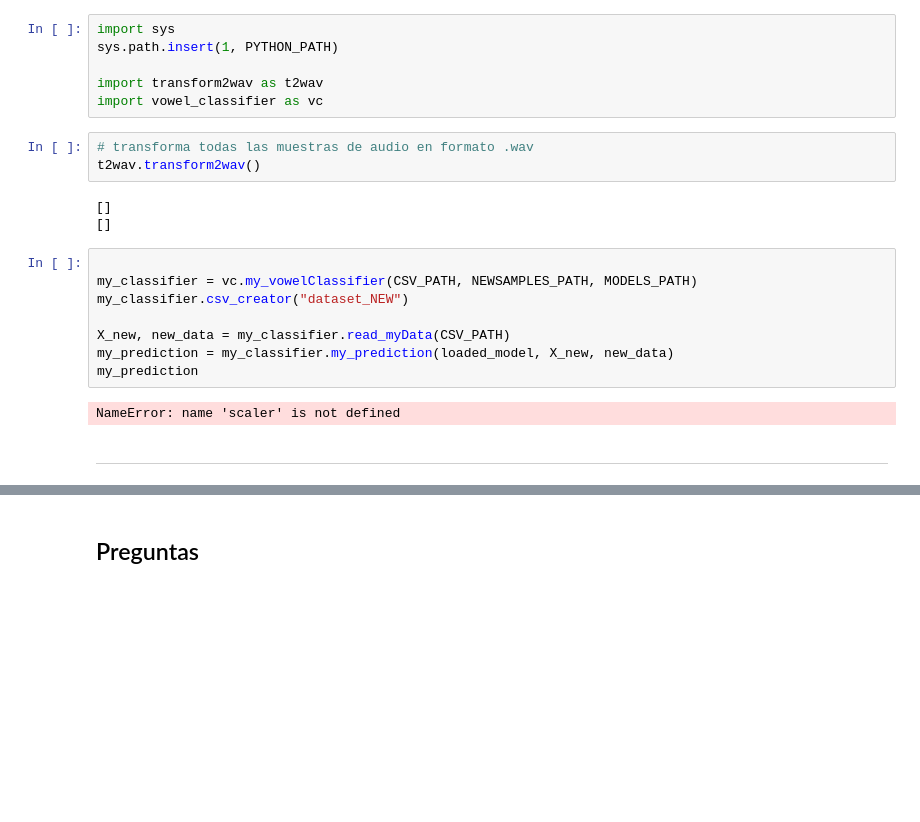
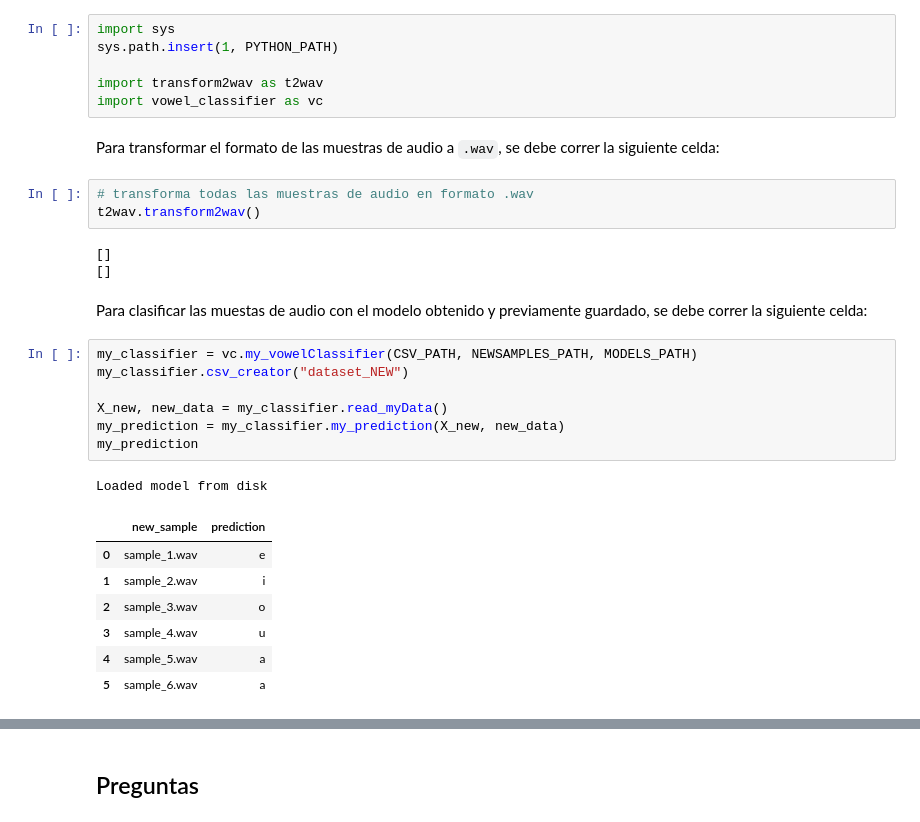
Before and after one commit to cgaravitoc/macc, a Jupyter notebook: machine learning/Proyecto 2 - reconocimiento vocales NN/notebooks/clasificador_vocales.ipynb, the cells around one changed output, grey strips where cells are left out. Cells and saved outputs as stored; diff of their text form; blank space fills up the shorter version.

```diff
--- a/machine learning/Proyecto 2 - reconocimiento vocales NN/notebooks/clasificador_vocales.ipynb
+++ b/machine learning/Proyecto 2 - reconocimiento vocales NN/notebooks/clasificador_vocales.ipynb
@@ -362,21 +370,29 @@ sys.path.insert(1, PYTHON_PATH)
 
 import transform2wav as t2wav
 import vowel_classifier as vc
+# %% [markdown]
+Para transformar el formato de las muestras de audio a `.wav`, se debe correr la siguiente celda:
 # %%
 # transforma todas las muestras de audio en formato .wav
 t2wav.transform2wav()
 # %% [output]
 []
 []
+# %% [markdown]
+Para clasificar las muestas de audio con el modelo obtenido y previamente guardado, se debe correr la siguiente celda:
 # %%
-
 my_classifier = vc.my_vowelClassifier(CSV_PATH, NEWSAMPLES_PATH, MODELS_PATH)
 my_classifier.csv_creator("dataset_NEW")
 
-X_new, new_data = my_classifier.read_myData(CSV_PATH)
-my_prediction = my_classifier.my_prediction(loaded_model, X_new, new_data)
+X_new, new_data = my_classifier.read_myData()
+my_prediction = my_classifier.my_prediction(X_new, new_data)
 my_prediction
 # %% [output]
-NameError: name 'scaler' is not defined
+Loaded model from disk
+|  | new_sample | prediction |
+| 0 | sample_1.wav | e |
+| 1 | sample_2.wav | i |
+| 2 | sample_3.wav | o |
+| 3 | sample_4.wav | u |
+| 4 | sample_5.wav | a |
+| 5 | sample_6.wav | a |
-# %% [markdown]
-***
```
Also changed, not shown: parts of 29 cells of this notebook, 16 other files.
